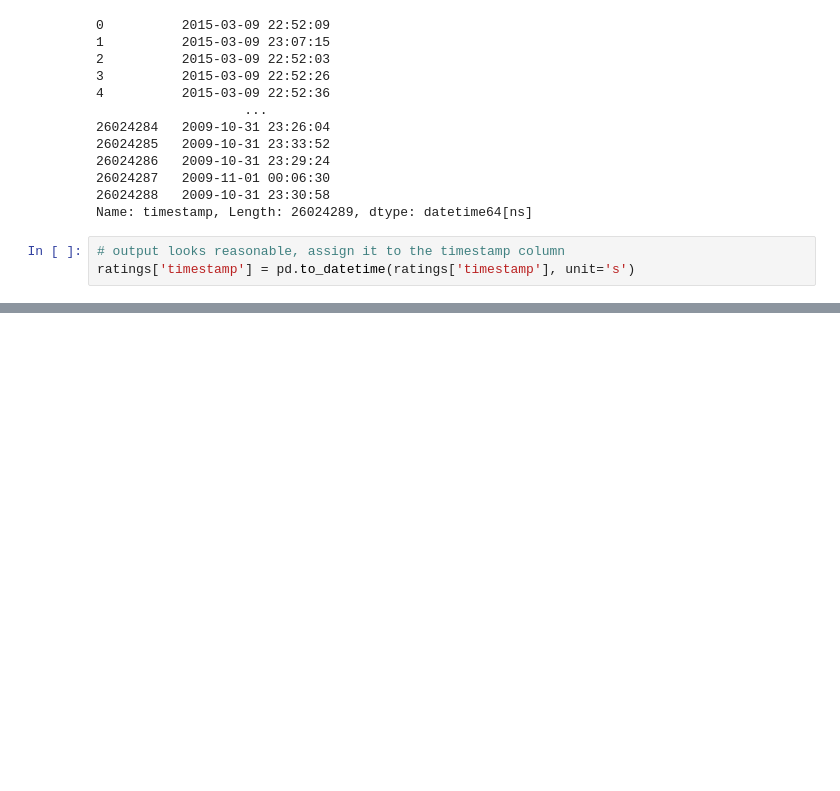
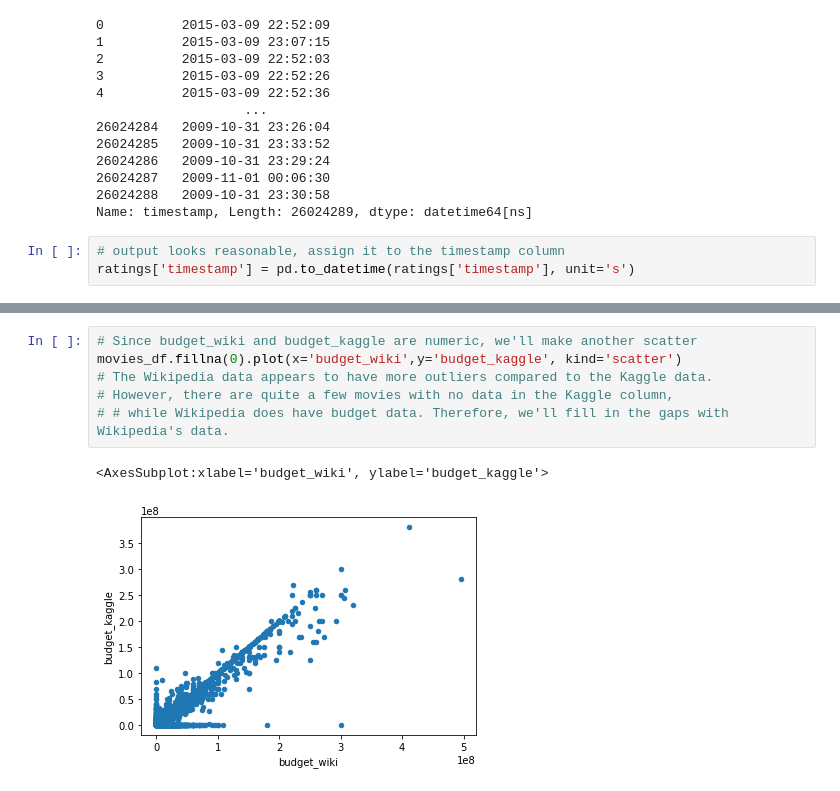
Before and after one commit to Pascalduc/Movies-ETL, a Jupyter notebook: Movies-ETL.ipynb, the cells around one changed output, grey strips where cells are left out. Saved outputs shown, nothing was run; the diff lists cells and outputs as text; blank space fills up the shorter version.

```diff
--- a/Movies-ETL.ipynb
+++ b/Movies-ETL.ipynb
@@ -947,0 +1036,9 @@ ratings['timestamp'] = pd.to_datetime(ratings['timestamp'], unit='s')
+# %%
+# Since budget_wiki and budget_kaggle are numeric, we'll make another scatter
+movies_df.fillna(0).plot(x='budget_wiki',y='budget_kaggle', kind='scatter')
+# The Wikipedia data appears to have more outliers compared to the Kaggle data.
+# However, there are quite a few movies with no data in the Kaggle column,
+# # while Wikipedia does have budget data. Therefore, we'll fill in the gaps with Wikipedia's data.
+# %% [output]
+<AxesSubplot:xlabel='budget_wiki', ylabel='budget_kaggle'>
+[figure, added]
```
Also changed, not shown: parts of 24 cells of this notebook.
